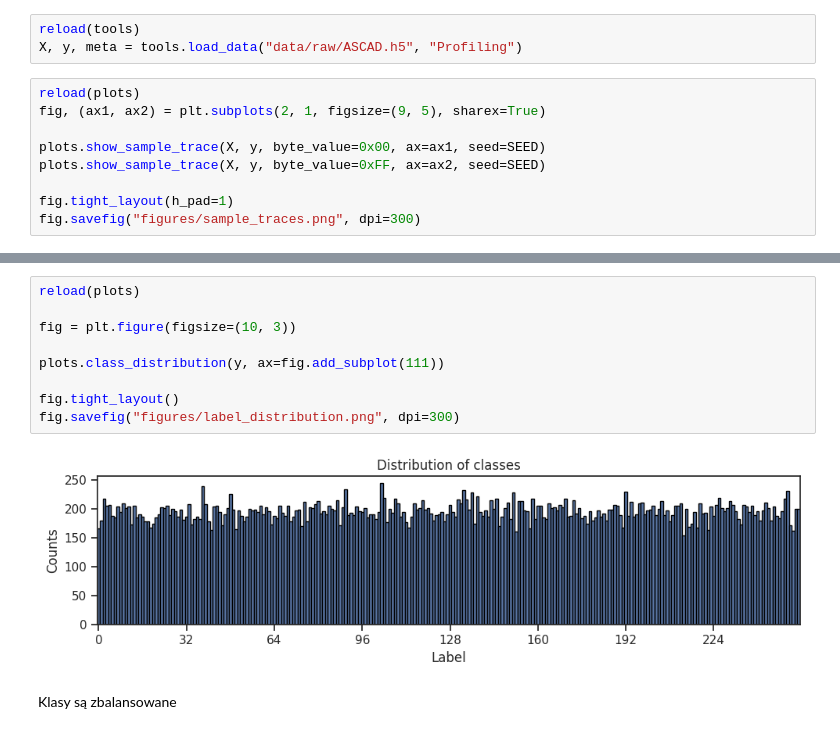
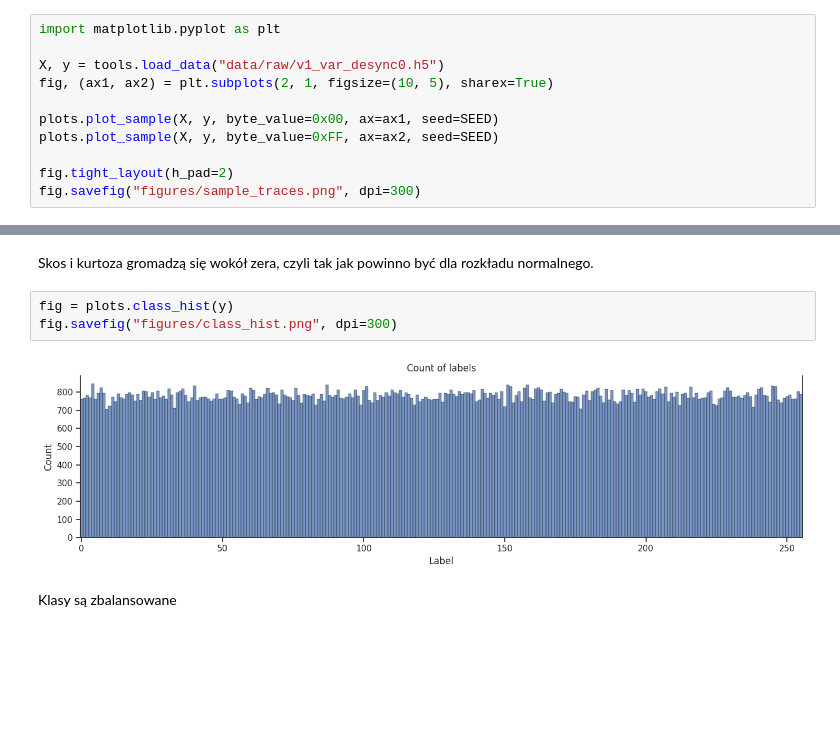
Before and after one commit to pzarczynski/SCA, a Jupyter notebook: notebooks/01_initial_eda.ipynb, the cells around one changed output, grey strips where cells are left out. Saved outputs shown, nothing was run; the diff lists cells and outputs as text; blank space fills up the shorter version.

```diff
--- a/notebooks/01_initial_eda.ipynb
+++ b/notebooks/01_initial_eda.ipynb
@@ -13,13 +17,12 @@ if tail == "notebooks": os.chdir(head)
-# %%
-reload(tools)
-X, y, meta = tools.load_data("data/raw/ASCAD.h5", "Profiling")
 # %%
-reload(plots)
-fig, (ax1, ax2) = plt.subplots(2, 1, figsize=(9, 5), sharex=True)
+import matplotlib.pyplot as plt
 
-plots.show_sample_trace(X, y, byte_value=0x00, ax=ax1, seed=SEED)
-plots.show_sample_trace(X, y, byte_value=0xFF, ax=ax2, seed=SEED)
+X, y = tools.load_data("data/raw/v1_var_desync0.h5")
+fig, (ax1, ax2) = plt.subplots(2, 1, figsize=(10, 5), sharex=True)
 
-fig.tight_layout(h_pad=1)
+plots.plot_sample(X, y, byte_value=0x00, ax=ax1, seed=SEED)
+plots.plot_sample(X, y, byte_value=0xFF, ax=ax2, seed=SEED)
+
+fig.tight_layout(h_pad=2)
 fig.savefig("figures/sample_traces.png", dpi=300)
 # %% [output]
@@ -41,13 +47,9 @@ Cechy podlegają rozkładowi normalnemu
+# %% [markdown]
+Skos i kurtoza gromadzą się wokół zera, czyli tak jak powinno być dla rozkładu normalnego.
 # %%
-reload(plots)
-
-fig = plt.figure(figsize=(10, 3))
-
-plots.class_distribution(y, ax=fig.add_subplot(111))
-
-fig.tight_layout()
-fig.savefig("figures/label_distribution.png", dpi=300)
+fig = plots.class_hist(y)
+fig.savefig("figures/class_hist.png", dpi=300)
 # %% [output]
-[figure, old version]
+[figure, new version]
 # %% [markdown]
 Klasy są zbalansowane
```
Also changed, not shown: parts of 9 cells of this notebook, 27 other files.
